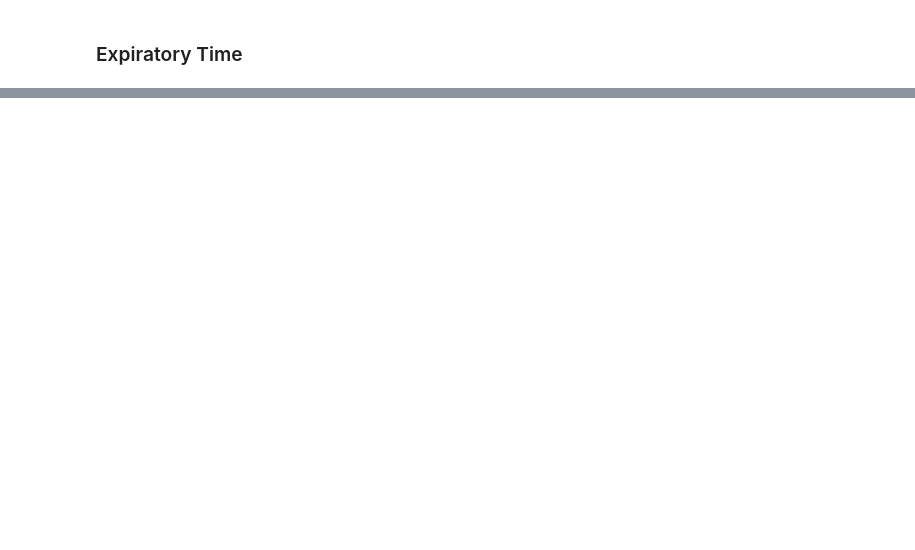
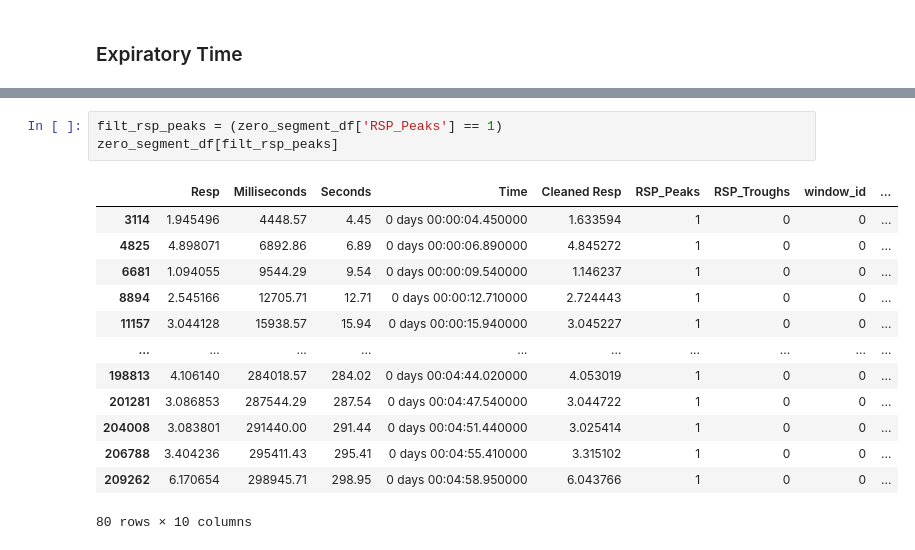
Before and after one commit to invisible-illness-project/lamina, a Jupyter notebook: notebook_experiments/ans_basics_via_wesad/respiration-general_analysis.ipynb, the cells around one changed output, grey strips where cells are left out. Drawn from its saved outputs; the diff is of its cells as text; blank space fills up the shorter version.

```diff
--- a/notebook_experiments/ans_basics_via_wesad/respiration.ipynb
+++ b/notebook_experiments/ans_basics_via_wesad/respiration-general_analysis.ipynb
@@ -445,0 +459,17 @@ ax.axvline(x=8.6, color='orange', linestyle='--', linewidth=2, label='Marker at
+# %%
+filt_rsp_peaks = (zero_segment_df['RSP_Peaks'] == 1)
+zero_segment_df[filt_rsp_peaks]
+# %% [output]
+|  | Resp | Milliseconds | Seconds | Time | Cleaned Resp | RSP_Peaks | RSP_Troughs | window_id | ... |
+| 3114 | 1.945496 | 4448.57 | 4.45 | 0 days 00:00:04.450000 | 1.633594 | 1 | 0 | 0 | ... |
+| 4825 | 4.898071 | 6892.86 | 6.89 | 0 days 00:00:06.890000 | 4.845272 | 1 | 0 | 0 | ... |
+| 6681 | 1.094055 | 9544.29 | 9.54 | 0 days 00:00:09.540000 | 1.146237 | 1 | 0 | 0 | ... |
+| 8894 | 2.545166 | 12705.71 | 12.71 | 0 days 00:00:12.710000 | 2.724443 | 1 | 0 | 0 | ... |
+| 11157 | 3.044128 | 15938.57 | 15.94 | 0 days 00:00:15.940000 | 3.045227 | 1 | 0 | 0 | ... |
+| ... | ... | ... | ... | ... | ... | ... | ... | ... | ... |
+| 198813 | 4.106140 | 284018.57 | 284.02 | 0 days 00:04:44.020000 | 4.053019 | 1 | 0 | 0 | ... |
+| 201281 | 3.086853 | 287544.29 | 287.54 | 0 days 00:04:47.540000 | 3.044722 | 1 | 0 | 0 | ... |
+| 204008 | 3.083801 | 291440.00 | 291.44 | 0 days 00:04:51.440000 | 3.025414 | 1 | 0 | 0 | ... |
+| 206788 | 3.404236 | 295411.43 | 295.41 | 0 days 00:04:55.410000 | 3.315102 | 1 | 0 | 0 | ... |
+| 209262 | 6.170654 | 298945.71 | 298.95 | 0 days 00:04:58.950000 | 6.043766 | 1 | 0 | 0 | ... |
+80 rows × 10 columns
```
Also changed, not shown: parts of 6 cells of this notebook.
